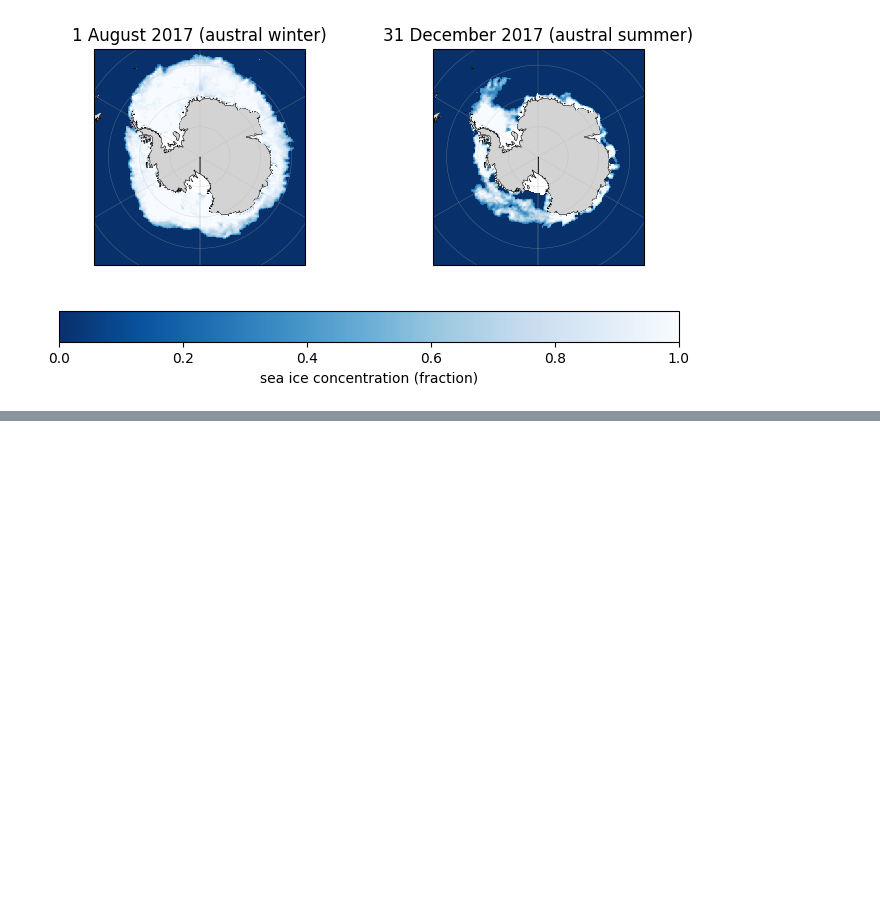
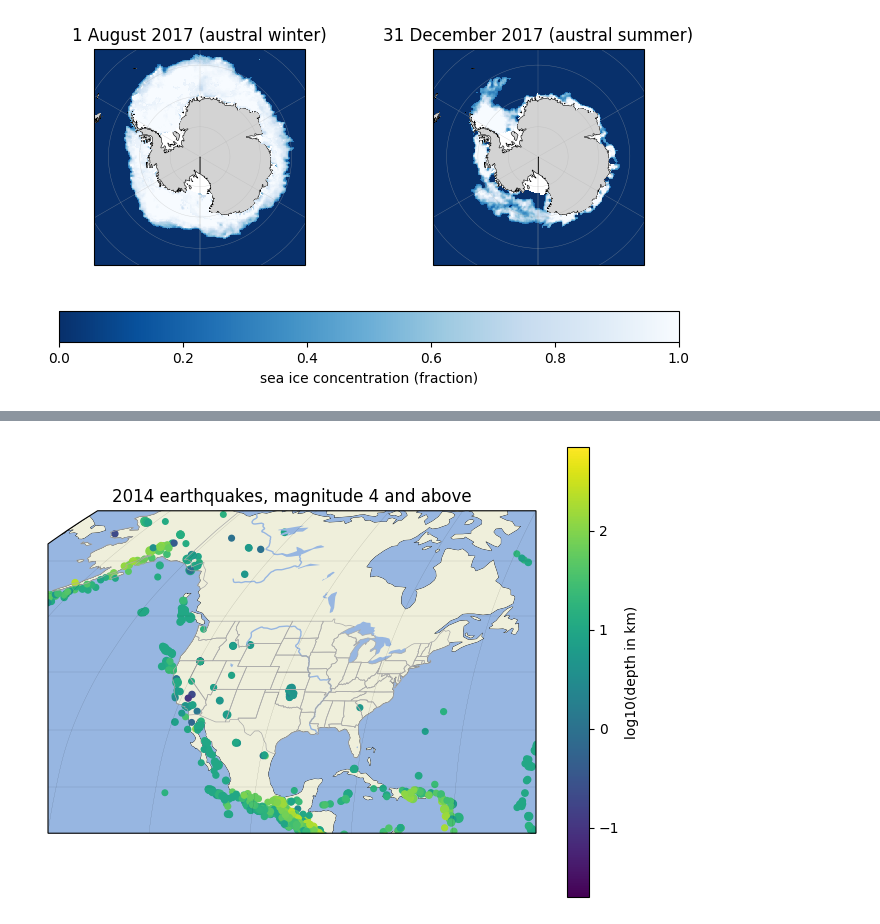
Before and after one commit to NilsChabloz/2026_Intro_Python, a Jupyter notebook: live/part-I/1.4-matplotlib-and-xarray-environmental-exercises.ipynb, the cells around one changed output, grey strips where cells are left out. Saved outputs shown, nothing was run; the diff lists cells and outputs as text; code cells hidden in the pictures; blank space fills up the shorter version.

```diff
--- a/live/part-I/1.4-matplotlib-and-xarray-environmental-exercises.ipynb
+++ b/live/part-I/1.4-matplotlib-and-xarray-environmental-exercises.ipynb
@@ -573 +620,29 @@ path = pooch.retrieve(
+# %%
+txt_data = np.genfromtxt(path, delimiter=",", skip_header=1, usecols=(1, 2, 3, 4))
+
+#N: Masking the values we are interested in:
+eartquakes = txt_data[(txt_data[:,3] >= 4) & (txt_data[:, 2] > 0)]
+
+#N: Splitting the array into columns
+lat = eartquakes[:, 0]
+lon = eartquakes[:, 1]
+depth_km = eartquakes[:, 2]
+mag = eartquakes[:, 3]
+
+#N: Plotting:
+fig, ax = plt.subplots(subplot_kw={"projection": ccrs.Robinson()})
+ax.set_extent([-140, -60, 12, 70], ccrs.PlateCarree())
+ax.add_feature(cfeature.LAND, edgecolor='k', linewidth=0.5)
+ax.add_feature(cfeature.OCEAN)
+ax.add_feature(cfeature.LAKES)
+ax.add_feature(cfeature.RIVERS)
+ax.add_feature(cfeature.STATES, edgecolor='darkgrey', linewidth = 0.5)
+ax.gridlines(linewidth = 0.1, color = 'k', alpha = 0.5)
+ax.set_title('2014 earthquakes, magnitude 4 and above')
+sc = ax.scatter(lon, lat, transform=ccrs.PlateCarree(), c=np.log10(depth_km), s=mag ** 2)
+
+fig.colorbar(sc, ax = ax, label = 'log10(depth in km)')
+plt.tight_layout()
+# %% [output]
+[figure, added]
 # %%
```
Also changed, not shown: parts of 10 cells of this notebook.
